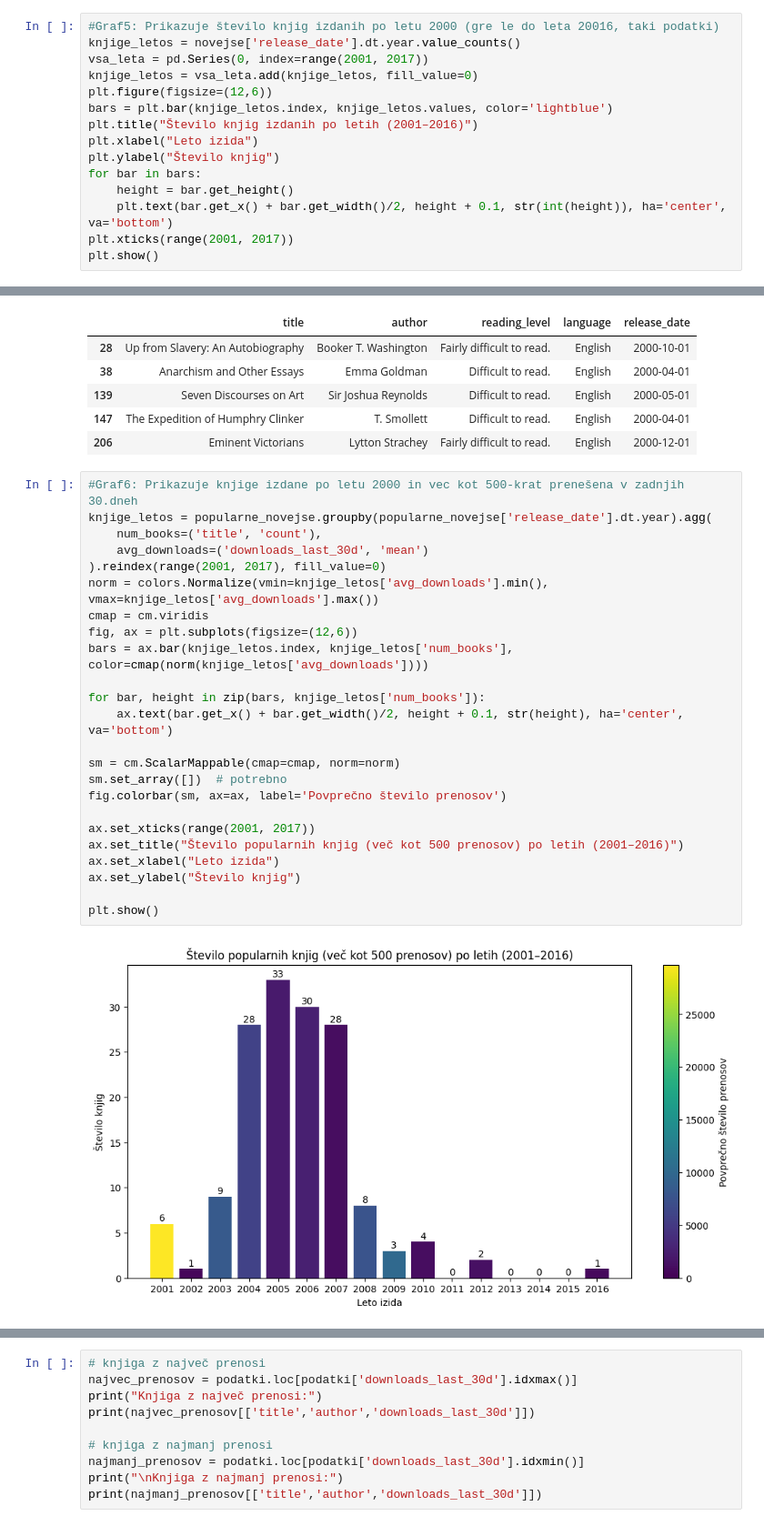
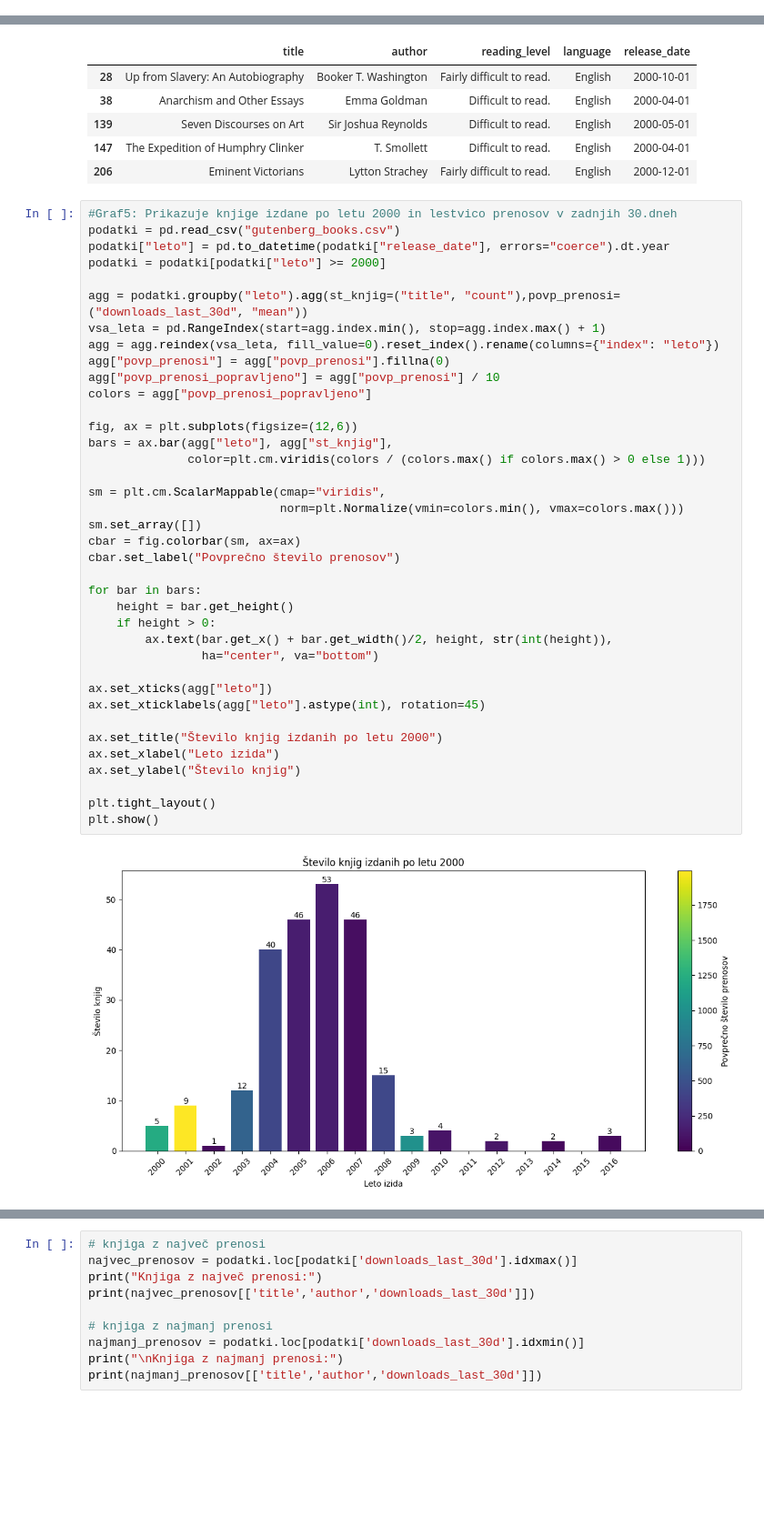
Before and after one commit to kajzrca/UVP-projekt, a Jupyter notebook: KNJIGE.ipynb, the cells around one changed output, grey strips where cells are left out. Shown: that part at 91% size. Drawn from its saved outputs; the diff is of its cells as text; blank space fills up the shorter version.

```diff
--- a/KNJIGE.ipynb
+++ b/KNJIGE.ipynb
@@ -170,18 +170,3 @@ display(stare_knjige)
 | 256 | The Scouts of the Valley | Joseph A. Altsheler | Fairly easy to read. | English | 1997-10-01 |
 | 263 | The Story of Mankind | Hendrik Willem Van Loon | Plain English. Easily understood. | English | 1996-12-01 |
 | 265 | A Child's History of England | Charles Dickens | Fairly difficult to read. | English | 1996-10-01 |
-# %%
-#Graf5: Prikazuje število knjig izdanih po letu 2000 (gre le do leta 20016, taki podatki)
-knjige_letos = novejse['release_date'].dt.year.value_counts()
-vsa_leta = pd.Series(0, index=range(2001, 2017))
-knjige_letos = vsa_leta.add(knjige_letos, fill_value=0)
-plt.figure(figsize=(12,6))
-bars = plt.bar(knjige_letos.index, knjige_letos.values, color='lightblue')
-plt.title("Število knjig izdanih po letih (2001–2016)")
-plt.xlabel("Leto izida")
-plt.ylabel("Število knjig")
-for bar in bars:
-    height = bar.get_height()
-    plt.text(bar.get_x() + bar.get_width()/2, height + 0.1, str(int(height)), ha='center', va='bottom')
-plt.xticks(range(2001, 2017))
-plt.show()
@@ -202,28 +185,42 @@ display(stare_knjige)
 | 147 | The Expedition of Humphry Clinker | T. Smollett | Difficult to read. | English | 2000-04-01 |
 | 206 | Eminent Victorians | Lytton Strachey | Fairly difficult to read. | English | 2000-12-01 |
 # %%
-#Graf6: Prikazuje knjige izdane po letu 2000 in vec kot 500-krat prenešena v zadnjih 30.dneh
-knjige_letos = popularne_novejse.groupby(popularne_novejse['release_date'].dt.year).agg(
-    num_books=('title', 'count'),
-    avg_downloads=('downloads_last_30d', 'mean')
-).reindex(range(2001, 2017), fill_value=0)
-norm = colors.Normalize(vmin=knjige_letos['avg_downloads'].min(), vmax=knjige_letos['avg_downloads'].max())
-cmap = cm.viridis
+#Graf5: Prikazuje knjige izdane po letu 2000 in lestvico prenosov v zadnjih 30.dneh
+podatki = pd.read_csv("gutenberg_books.csv")
+podatki["leto"] = pd.to_datetime(podatki["release_date"], errors="coerce").dt.year
+podatki = podatki[podatki["leto"] >= 2000]
+
+agg = podatki.groupby("leto").agg(st_knjig=("title", "count"),povp_prenosi=("downloads_last_30d", "mean"))
+vsa_leta = pd.RangeIndex(start=agg.index.min(), stop=agg.index.max() + 1)
+agg = agg.reindex(vsa_leta, fill_value=0).reset_index().rename(columns={"index": "leto"})
+agg["povp_prenosi"] = agg["povp_prenosi"].fillna(0)
+agg["povp_prenosi_popravljeno"] = agg["povp_prenosi"] / 10
+colors = agg["povp_prenosi_popravljeno"]
+
 fig, ax = plt.subplots(figsize=(12,6))
-bars = ax.bar(knjige_letos.index, knjige_letos['num_books'], color=cmap(norm(knjige_letos['avg_downloads'])))
+bars = ax.bar(agg["leto"], agg["st_knjig"],
+              color=plt.cm.viridis(colors / (colors.max() if colors.max() > 0 else 1)))
 
-for bar, height in zip(bars, knjige_letos['num_books']):
-    ax.text(bar.get_x() + bar.get_width()/2, height + 0.1, str(height), ha='center', va='bottom')
+sm = plt.cm.ScalarMappable(cmap="viridis",
+                           norm=plt.Normalize(vmin=colors.min(), vmax=colors.max()))
+sm.set_array([])
+cbar = fig.colorbar(sm, ax=ax)
+cbar.set_label("Povprečno število prenosov")
 
-sm = cm.ScalarMappable(cmap=cmap, norm=norm)
-sm.set_array([])  # potrebno
-fig.colorbar(sm, ax=ax, label='Povprečno število prenosov')
+for bar in bars:
+    height = bar.get_height()
+    if height > 0:
+        ax.text(bar.get_x() + bar.get_width()/2, height, str(int(height)),
+                ha="center", va="bottom")
 
-ax.set_xticks(range(2001, 2017))
-ax.set_title("Število popularnih knjig (več kot 500 prenosov) po letih (2001–2016)")
+ax.set_xticks(agg["leto"])
+ax.set_xticklabels(agg["leto"].astype(int), rotation=45)
+
+ax.set_title("Število knjig izdanih po letu 2000")
 ax.set_xlabel("Leto izida")
 ax.set_ylabel("Število knjig")
 
+plt.tight_layout()
 plt.show()
 # %% [output]
-[figure, old version]
+[figure, new version]
```
Also changed, not shown: parts of 10 cells of this notebook.
